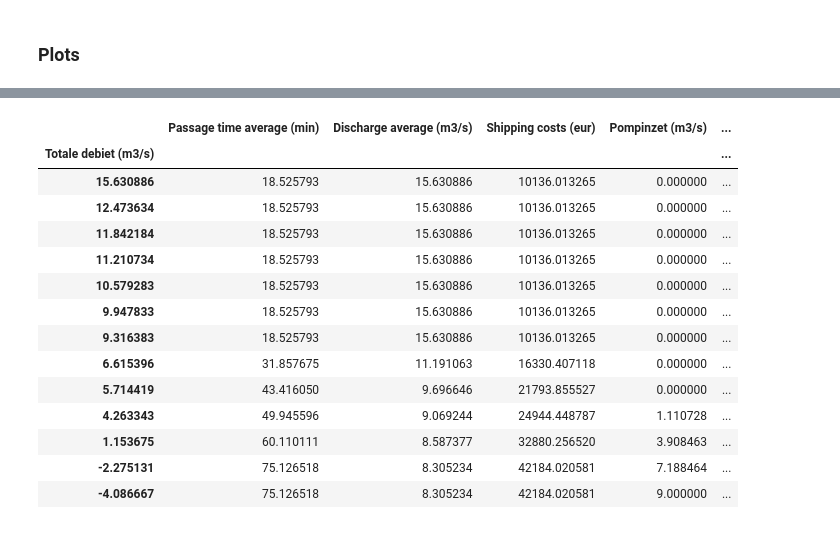
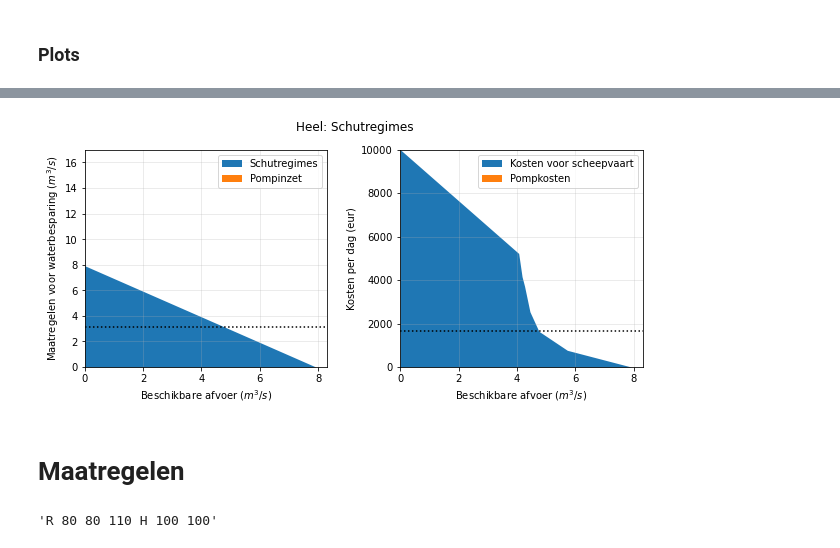
Before and after one commit to jurjendejong/pySIVAK, a Jupyter notebook: Ontwerp laagwaterbeleid.ipynb, the cells around one changed output, grey strips where cells are left out. Cells and saved outputs as stored; diff of their text form; code cells hidden in the pictures.

```diff
--- a/Ontwerp laagwaterbeleid.ipynb
+++ b/Ontwerp laagwaterbeleid.ipynb
@@ -33,9 +33,9 @@ with open(settingsdir / 'laagwaterbeleid.json') as f:
       laagwaterbeleid = json.load(f)
 
 # Set scenario's
-lock = 'Maasbracht'
+# lock = 'Maasbracht'
 # lock = 'Born'
-# lock = 'Heel'
+lock = 'Heel'
 
 LWB = laagwaterbeleid[lock]
 SIVAK_scenarios = simulations[lock]
@@ -571,20 +563,15 @@ scenarios.to_csv(outputdir / f'{lock}_Laagwaterbeleid_scenarios.csv')
 # %%
-for LWB_name, LWB_ids in LWB['exports'].items():
-
-    laagwaterbeleid = scenarios.loc[LWB_ids]
-    laagwaterbeleid = laagwaterbeleid.set_index('Totale debiet (m3/s)').drop_duplicates()
-    laagwaterbeleid.to_csv(outputdir / f'{lock}_Laagwaterbeleid_{LWB_name}.csv')
-
+def plot_lwb(refline=LWB['ref_zuinig']):
     f, ax = plt.subplots(ncols=2, figsize=(10,4))
     plt.subplots_adjust(wspace=0.3)
 
     plt.sca(ax[0])
-    if settings['Hevelend'][lock]:
+    if laagwaterbeleid['Waterbesparing door hevelend (m3/s)'].max() > 0:
         laagwaterbeleid.plot(kind='area', y=['Waterbesparing door hevelend (m3/s)', 'Besparing debiet scheepvaart (m3/s)', 'Pompinzet (m3/s)', ], ax=ax[0], label=['Hevelen','Schutregimes', 'Pompinzet', ], lw=0, color=['C2', 'C0', 'C1'])
     else:
         laagwaterbeleid.plot(kind='area', y=['Besparing debiet scheepvaart (m3/s)', 'Pompinzet (m3/s)', ], ax=ax[0], label=['Schutregimes', 'Pompinzet',], lw=0)
 
-    plt.axhline(scenarios.loc[LWB['ref_zuinig'], 'Totale waterbesparing (m3/s)'], ls=':', c='k')
+    plt.axhline(scenarios.loc[refline, 'Totale waterbesparing (m3/s)'], ls=':', c='k')
 
     plt.xlim(0, )
     if lock == 'Born':
@@ -599,7 +586,7 @@ for LWB_name, LWB_ids in LWB['exports'].items():
     plt.sca(ax[1])
     laagwaterbeleid.plot(kind='area', y=['Totale toename kosten scheepvaart (eur) per dag', 'Pompkosten (eur) per dag'], ax=ax[1], label=['Kosten voor scheepvaart', 'Pompkosten'], lw=0)
 
-    plt.axhline(scenarios.loc[LWB['ref_zuinig'], 'Totale kosten (eur) per dag'], ls=':', c='k')
+    plt.axhline(scenarios.loc[refline, 'Totale kosten (eur) per dag'], ls=':', c='k')
 
     plt.xlim(0, )
     plt.ylim(0, 10000)
@@ -608,7 +595,3 @@ for LWB_name, LWB_ids in LWB['exports'].items():
     plt.ylabel('Kosten per dag (eur)')
 
     plt.suptitle(f'{lock}: {LWB_name}')
-
-    plt.savefig(    outputdir / f'{lock}_Laagwaterbeleid_{LWB_name}.png', bbox_inches='tight', dpi=150)
-    plt.savefig(    outputdir / f'{lock}_Laagwaterbeleid_{LWB_name}.svg', bbox_inches='tight')
-    plt.show()
@@ -620,18 +598,15 @@ for LWB_name, LWB_ids in LWB['exports'].items():
-# %%
-laagwaterbeleid
-# %% [output]
-|  | Passage time average (min) | Discharge average (m3/s) | Shipping costs (eur) | Pompinzet (m3/s) | ... |
-| Totale debiet (m3/s) |  |  |  |  | ... |
-| 15.630886 | 18.525793 | 15.630886 | 10136.013265 | 0.000000 | ... |
-| 12.473634 | 18.525793 | 15.630886 | 10136.013265 | 0.000000 | ... |
-| 11.842184 | 18.525793 | 15.630886 | 10136.013265 | 0.000000 | ... |
-| 11.210734 | 18.525793 | 15.630886 | 10136.013265 | 0.000000 | ... |
-| 10.579283 | 18.525793 | 15.630886 | 10136.013265 | 0.000000 | ... |
-| 9.947833 | 18.525793 | 15.630886 | 10136.013265 | 0.000000 | ... |
-| 9.316383 | 18.525793 | 15.630886 | 10136.013265 | 0.000000 | ... |
-| 6.615396 | 31.857675 | 11.191063 | 16330.407118 | 0.000000 | ... |
-| 5.714419 | 43.416050 | 9.696646 | 21793.855527 | 0.000000 | ... |
-| 4.263343 | 49.945596 | 9.069244 | 24944.448787 | 1.110728 | ... |
-| 1.153675 | 60.110111 | 8.587377 | 32880.256520 | 3.908463 | ... |
-| -2.275131 | 75.126518 | 8.305234 | 42184.020581 | 7.188464 | ... |
-| -4.086667 | 75.126518 | 8.305234 | 42184.020581 | 9.000000 | ... |
+# %%
+for LWB_name, LWB_ids in LWB['exports'].items():
+
+    laagwaterbeleid = scenarios.loc[LWB_ids]
+    laagwaterbeleid = laagwaterbeleid.reset_index().set_index('Totale debiet (m3/s)').drop_duplicates()
+    laagwaterbeleid.to_csv(outputdir / f'{lock}_Laagwaterbeleid_{LWB_name}.csv')
+
+    plot_lwb()
+    plt.savefig(    outputdir / f'{lock}_Laagwaterbeleid_{LWB_name}.png', bbox_inches='tight', dpi=150)
+    plt.savefig(    outputdir / f'{lock}_Laagwaterbeleid_{LWB_name}.svg', bbox_inches='tight')
+    plt.show()
+# %% [output]
+[figure, added]
+# %% [markdown]
+# Maatregelen
@@ -637,0 +699,4 @@ laagwaterbeleid
+# %%
+new_scenario.name
+# %% [output]
+'R 80 80 110 H 100 100'
```
Also changed, not shown: parts of 23 cells of this notebook, 3 other files.
